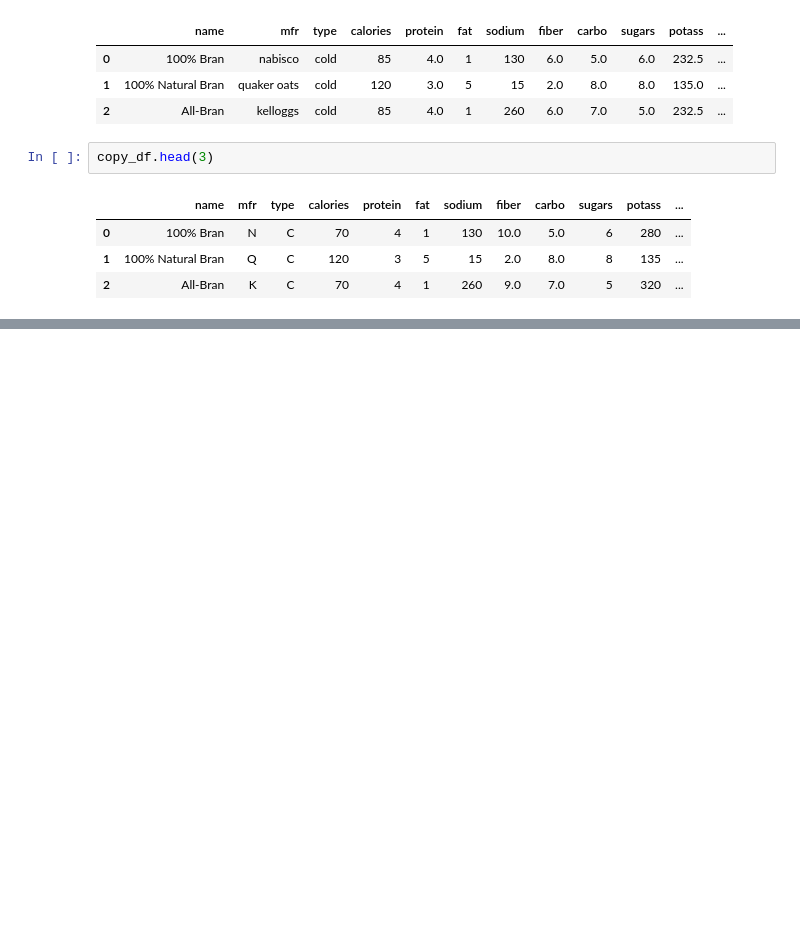
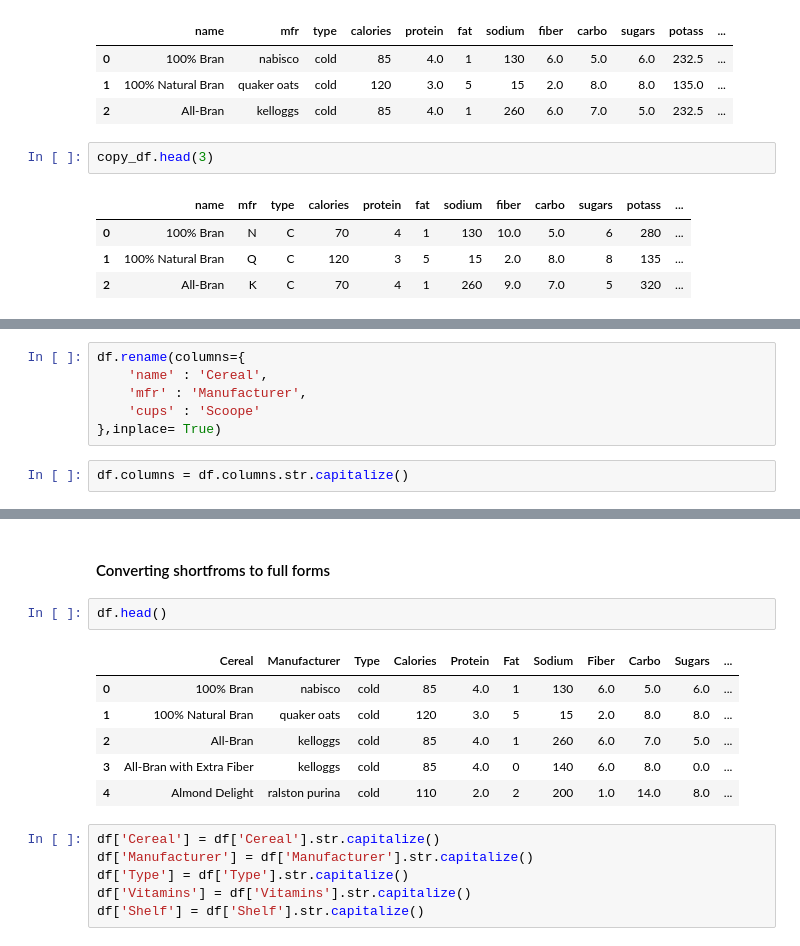
Before and after one commit to Karthik5412/Data-Cleaning, a Jupyter notebook: cereals_cleaning.ipynb, the cells around one changed output, grey strips where cells are left out. Saved outputs shown, nothing was run; the diff lists cells and outputs as text; blank space fills up the shorter version.

```diff
--- a/cereals_cleaning.ipynb
+++ b/cereals_cleaning.ipynb
@@ -422,0 +422,8 @@ copy_df.head(3)
+# %%
+df.rename(columns={
+    'name' : 'Cereal',
+    'mfr' : 'Manufacturer',
+    'cups' : 'Scoope'
+},inplace= True)
+# %%
+df.columns = df.columns.str.capitalize()
@@ -422,0 +438,17 @@ copy_df.head(3)
+# %% [markdown]
+#### Converting shortfroms to full forms
+# %%
+df.head()
+# %% [output]
+|  | Cereal | Manufacturer | Type | Calories | Protein | Fat | Sodium | Fiber | Carbo | Sugars | ... |
+| 0 | 100% Bran | nabisco | cold | 85 | 4.0 | 1 | 130 | 6.0 | 5.0 | 6.0 | ... |
+| 1 | 100% Natural Bran | quaker oats | cold | 120 | 3.0 | 5 | 15 | 2.0 | 8.0 | 8.0 | ... |
+| 2 | All-Bran | kelloggs | cold | 85 | 4.0 | 1 | 260 | 6.0 | 7.0 | 5.0 | ... |
+| 3 | All-Bran with Extra Fiber | kelloggs | cold | 85 | 4.0 | 0 | 140 | 6.0 | 8.0 | 0.0 | ... |
+| 4 | Almond Delight | ralston purina | cold | 110 | 2.0 | 2 | 200 | 1.0 | 14.0 | 8.0 | ... |
+# %%
+df['Cereal'] = df['Cereal'].str.capitalize()
+df['Manufacturer'] = df['Manufacturer'].str.capitalize()
+df['Type'] = df['Type'].str.capitalize()
+df['Vitamins'] = df['Vitamins'].str.capitalize()
+df['Shelf'] = df['Shelf'].str.capitalize()
```
Also changed, not shown: parts of 17 cells of this notebook.
